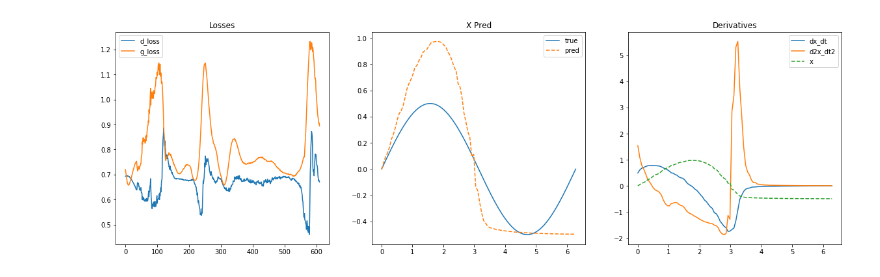
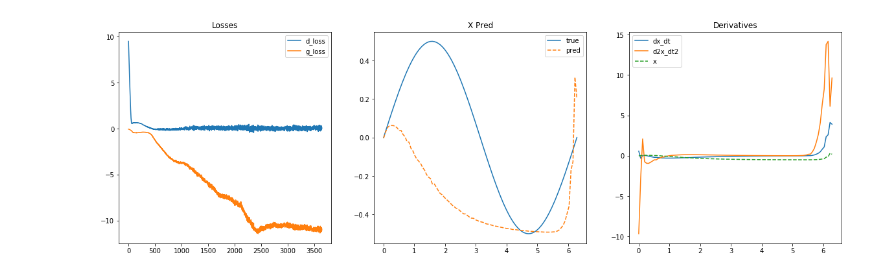
Before and after one commit to dylanrandle/denn, a Jupyter notebook: GAN2.ipynb, the cells around one changed output. Drawn from its saved outputs; the diff is of its cells as text; code cells hidden in the pictures.

Commit message:
fix major bug in WGAN-GP implementation

```diff
--- a/GAN2.ipynb
+++ b/GAN2.ipynb
@@ -335,28 +344,49 @@ def train_GAN_SHO(num_epochs,
 # %%
 %%time
 torch.manual_seed(42)
-G,D1,D2,G_loss,D_loss = train_GAN_SHO(5000,
+G,D,G_loss,D_loss = train_GAN_SHO(
+
+                              # EPOCHS
+                              5000,
+
+                              # NETWORKS
+                              activation=nn.Tanh(),
                               g_hidden_units=30,
                               g_hidden_layers=3,
                               d_hidden_units=20,
                               d_hidden_layers=2,
-                              d_lr=0.001,
-                              g_lr=0.001,
+
+                              G_iters=1,
+                              D_iters=5,
+
+                              # FROM WGAN PAPER
+                              d_lr=0.0001,
+                              g_lr=0.0001,
+                              d_betas=(0., 0.9),
+                              g_betas=(0., 0.9),
+
+                              # PROBLEM
                               t_low=0,
                               t_high=2*np.pi,
-                              logging=False,
-                              G_iters=4,
-                              D_iters=1,
                               n=100,
                               x0=0.,
-                              gp_hyper=0.1,
                               dx_dt0=.5,
+
+                              # VIZ
+                              logging=False,
                               realtime_plot=True,
-                              activation=nn.Tanh(),
-                              wgan=False,
-                              soft_labels=True,
+
+                              # Hacks
                               real_data=False,
+                              soft_labels=False,
+
+                              # WGAN
+                              wgan=True,
                               gradient_penalty=True,
-                              systemOfODE=True)
+                              gp_hyper=10.,
+
+                              # SYSTEM
+                              systemOfODE=True
+)
 # %% [output]
-[figure, old version]
+[figure, new version]
```
Also changed, not shown: parts of 4 cells of this notebook.
